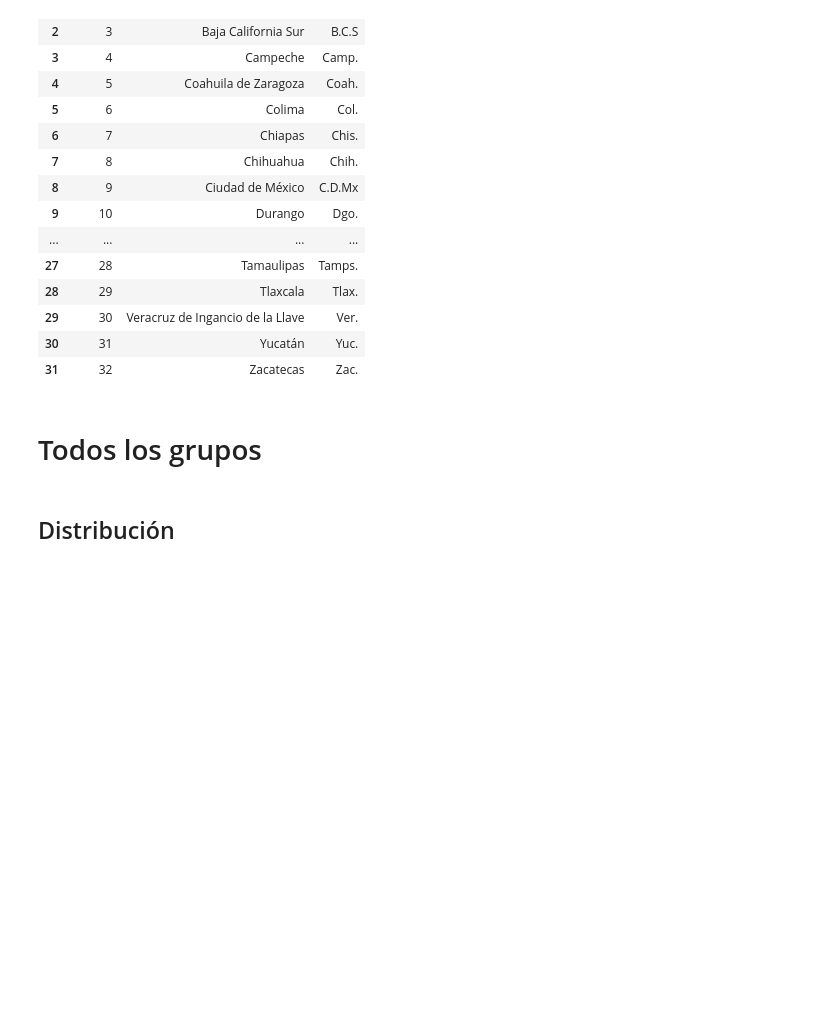
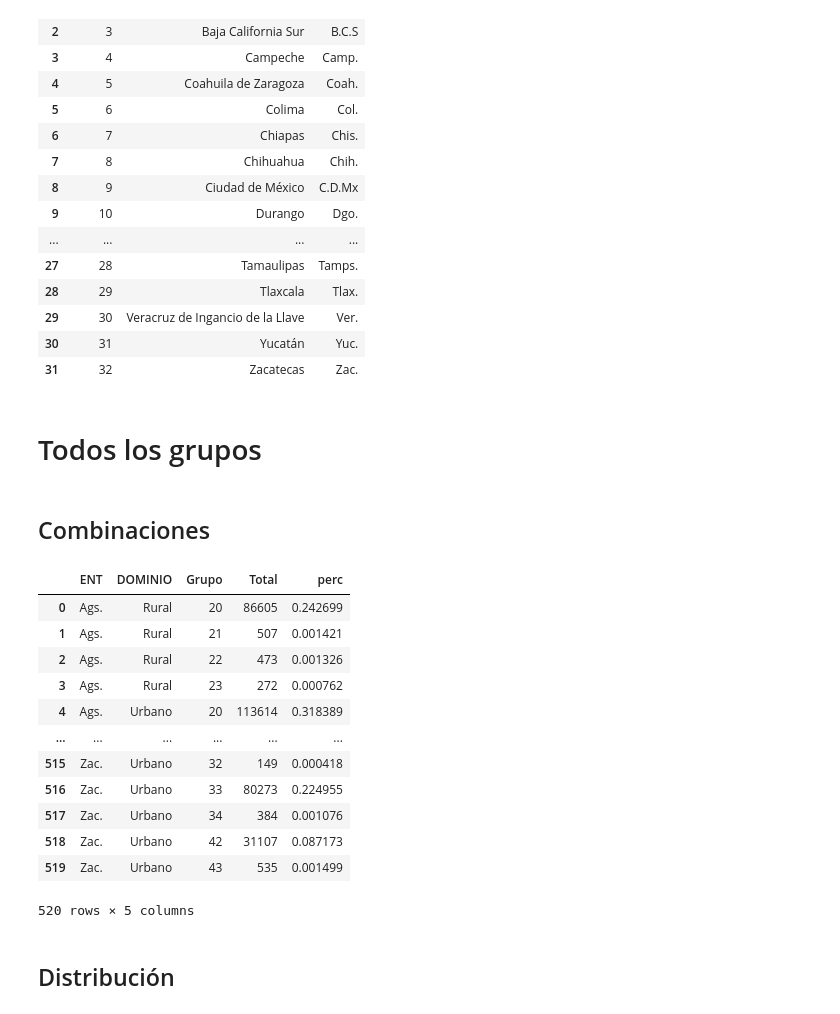
Before and after one commit to tipicanerd/DivisionDigitalMX, a Jupyter notebook: AnalisisGrupos.ipynb, the cells around one changed output. Drawn from its saved outputs; the diff is of its cells as text; code cells hidden in the pictures; blank space fills up the shorter version.

Commit message:
Expansión de Análisis de Grupos

```diff
--- a/AnalisisGrupos.ipynb
+++ b/AnalisisGrupos.ipynb
@@ -53,6 +53,28 @@ estados
 | 31 | 32 | Zacatecas | Zac. |
 # %% [markdown]
 # Todos los grupos
+# %% [markdown]
+## Combinaciones
+# %%
+dist_all = endutih_vivhogar[["ENT","DOMINIO","Grupo", "FAC_HOG"]].groupby(["ENT","DOMINIO","Grupo"]).agg("sum").reset_index().rename(columns={"FAC_HOG":"Total"})
+dist_all["ENT"] = dist_all.ENT.replace({codigo:nombre for codigo,nombre in zip(estados["Codigo"], estados["ENT"])},regex=True)
+dist_all["DOMINIO"] = dist_all.DOMINIO.replace({"R":"Rural", "U":"Urbano"},regex=True)
+dist_all["perc"] = (dist_all.Total/ dist_all.Total.sum()*100)
+dist_all
+# %% [output]
+|  | ENT | DOMINIO | Grupo | Total | perc |
+| 0 | Ags. | Rural | 20 | 86605 | 0.242699 |
+| 1 | Ags. | Rural | 21 | 507 | 0.001421 |
+| 2 | Ags. | Rural | 22 | 473 | 0.001326 |
+| 3 | Ags. | Rural | 23 | 272 | 0.000762 |
+| 4 | Ags. | Urbano | 20 | 113614 | 0.318389 |
+| ... | ... | ... | ... | ... | ... |
+| 515 | Zac. | Urbano | 32 | 149 | 0.000418 |
+| 516 | Zac. | Urbano | 33 | 80273 | 0.224955 |
+| 517 | Zac. | Urbano | 34 | 384 | 0.001076 |
+| 518 | Zac. | Urbano | 42 | 31107 | 0.087173 |
+| 519 | Zac. | Urbano | 43 | 535 | 0.001499 |
+520 rows × 5 columns
 # %% [markdown]
 ## Distribución
 # %%
```
Also changed, not shown: parts of 2 cells of this notebook.
